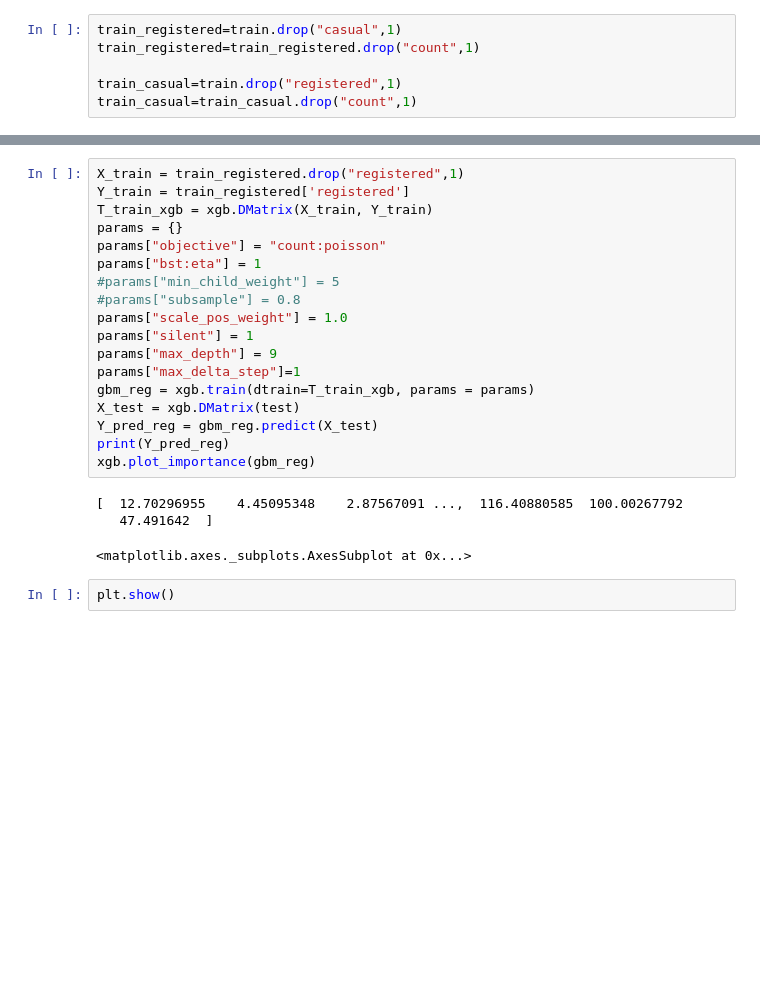
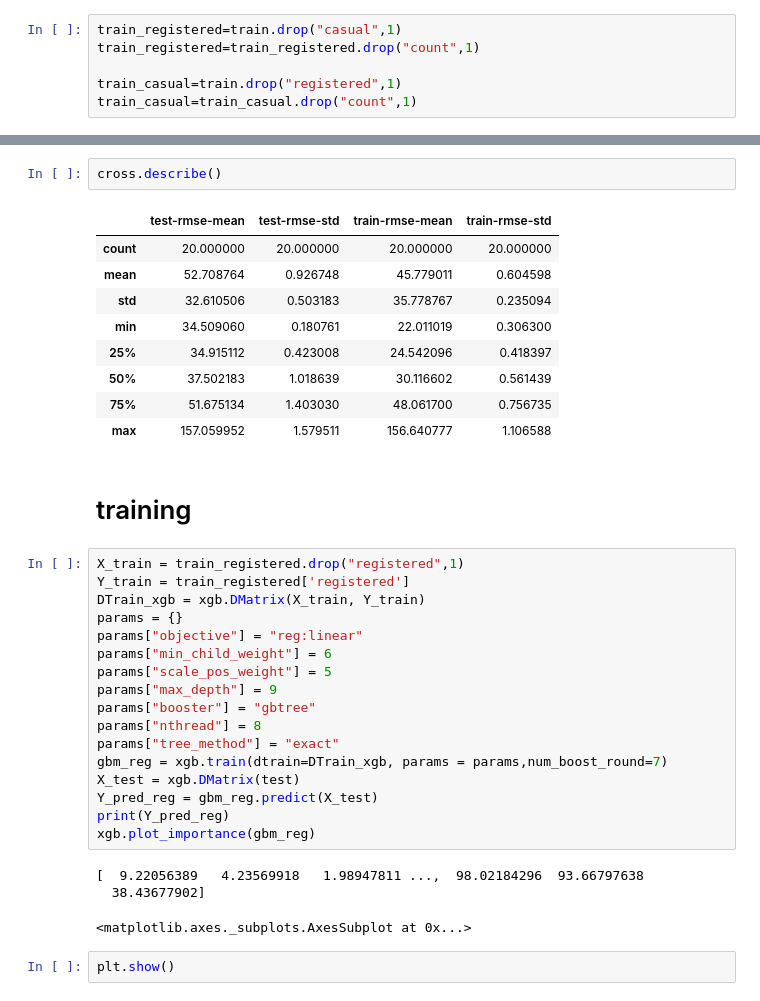
Before and after one commit to Fischmaa/projetspe, a Jupyter notebook: bikeshare/XGBoost_registered_casual.ipynb, the cells around one changed output, grey strips where cells are left out. Saved outputs shown, nothing was run; the diff lists cells and outputs as text; blank space fills up the shorter version.

```diff
--- a/bikeshare/XGBoost_registered_casual.ipynb
+++ b/bikeshare/XGBoost_registered_casual.ipynb
@@ -121,24 +213,37 @@ Index(['season', 'holiday', 'workingday', 'weather', 'temp', 'atemp',
+# %%
+cross.describe()
+# %% [output]
+|  | test-rmse-mean | test-rmse-std | train-rmse-mean | train-rmse-std |
+| count | 20.000000 | 20.000000 | 20.000000 | 20.000000 |
+| mean | 52.708764 | 0.926748 | 45.779011 | 0.604598 |
+| std | 32.610506 | 0.503183 | 35.778767 | 0.235094 |
+| min | 34.509060 | 0.180761 | 22.011019 | 0.306300 |
+| 25% | 34.915112 | 0.423008 | 24.542096 | 0.418397 |
+| 50% | 37.502183 | 1.018639 | 30.116602 | 0.561439 |
+| 75% | 51.675134 | 1.403030 | 48.061700 | 0.756735 |
+| max | 157.059952 | 1.579511 | 156.640777 | 1.106588 |
+# %% [markdown]
+# training
 # %%
 X_train = train_registered.drop("registered",1)
 Y_train = train_registered['registered']
-T_train_xgb = xgb.DMatrix(X_train, Y_train)
+DTrain_xgb = xgb.DMatrix(X_train, Y_train)
 params = {}
-params["objective"] = "count:poisson"
-params["bst:eta"] = 1
-#params["min_child_weight"] = 5
-#params["subsample"] = 0.8
-params["scale_pos_weight"] = 1.0
-params["silent"] = 1
+params["objective"] = "reg:linear"
+params["min_child_weight"] = 6
+params["scale_pos_weight"] = 5
 params["max_depth"] = 9
-params["max_delta_step"]=1
-gbm_reg = xgb.train(dtrain=T_train_xgb, params = params)
+params["booster"] = "gbtree"
+params["nthread"] = 8
+params["tree_method"] = "exact"
+gbm_reg = xgb.train(dtrain=DTrain_xgb, params = params,num_boost_round=7)
 X_test = xgb.DMatrix(test)
 Y_pred_reg = gbm_reg.predict(X_test)
 print(Y_pred_reg)
 xgb.plot_importance(gbm_reg)
 # %% [output]
-[  12.70296955    4.45095348    2.87567091 ...,  116.40880585  100.00267792
-   47.491642  ]
+[  9.22056389   4.23569918   1.98947811 ...,  98.02184296  93.66797638
+  38.43677902]
 <matplotlib.axes._subplots.AxesSubplot at 0x...>
 # %%
 plt.show()
```
Also changed, not shown: parts of 14 cells of this notebook, 5 other files.
